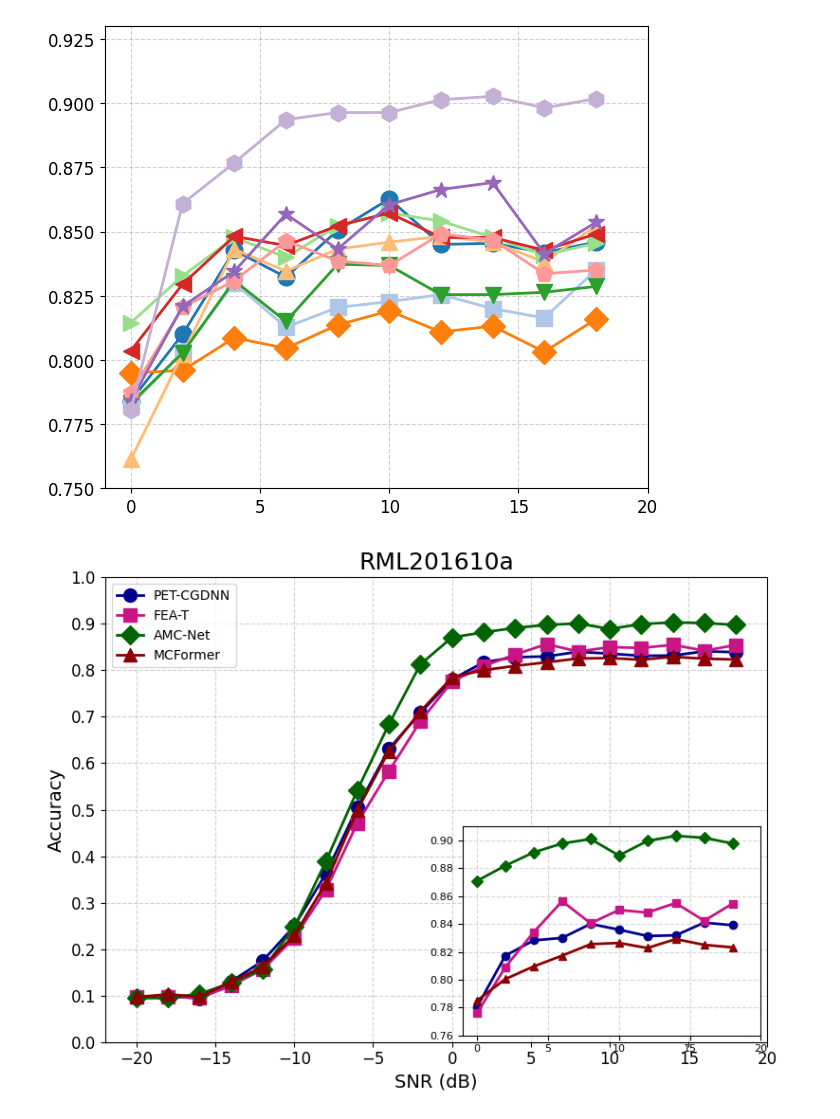
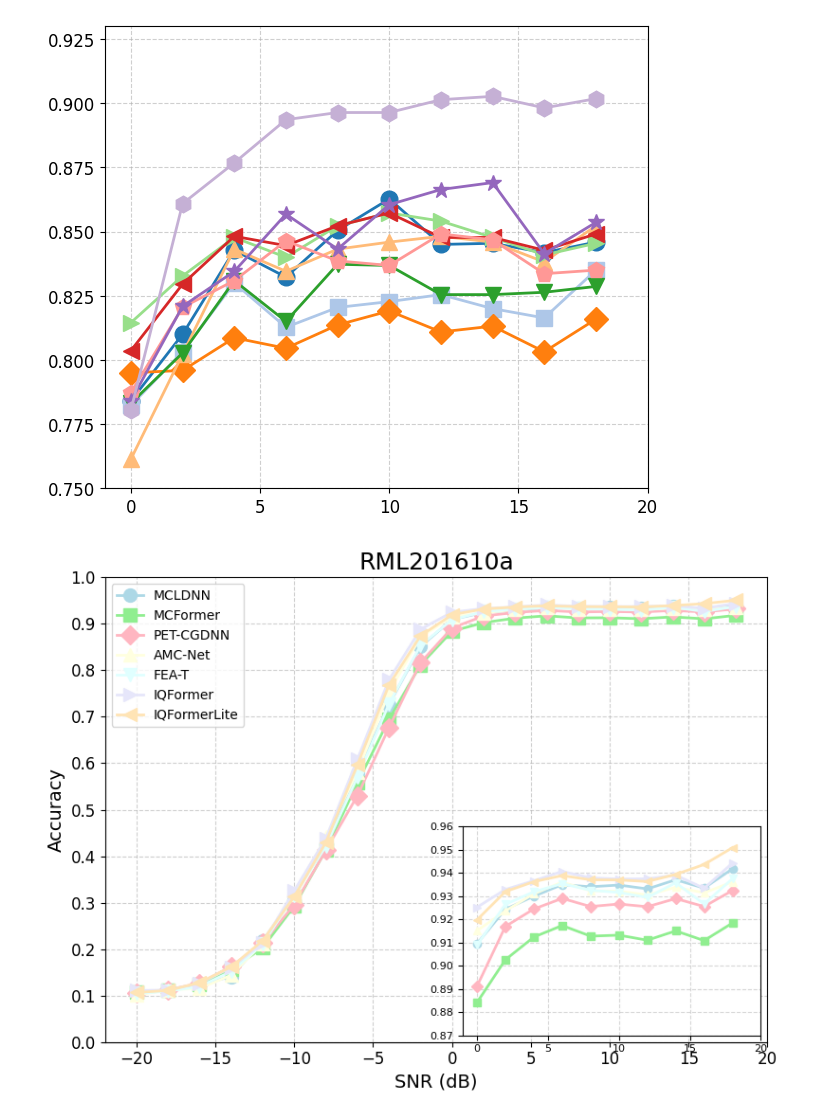
Before and after one commit to chenwwayne/IQFormerLite, a Jupyter notebook: notebook/plot_sota_acc/plot_sota_acc.ipynb, the cells around one changed output. Cells and saved outputs as stored; diff of their text form; code cells hidden in the pictures.

```diff
--- a/notebook/plot_sota_acc/plot_sota_acc.ipynb
+++ b/notebook/plot_sota_acc/plot_sota_acc.ipynb
@@ -175,7 +175,7 @@ df_positive = df[df['SNR'] >= 0]
 
 # 要绘制的列名
 # columns_to_plot = ['1DCNN-PF','CLDNN','CNN1','DAE','DenseNet','IC-AMCNet','LSTM2','FT-T','KAFT-T','DyTKAFT-T']
-columns_to_plot = ['PET-CGDNN','FEA-T','AMC-Net','MCFormer']
+columns_to_plot = ['MCLDNN', 'MCFormer', 'PET-CGDNN', 'AMC-Net', 'FEA-T', 'IQFormer', 'IQFormerLite']
 
 # ---------- 图例显示名映射 ----------
 legend_map = {
@@ -204,11 +204,13 @@ fig, ax = plt.subplots(figsize=(8, 6))
 # 靛青    '#F0F8FF','#191970'
 
 base_colors = [
-    '#00008B',
-    '#C71585',
-    '#006400',
-    '#8B0000',
-    '#FF8C00',
+    '#ADD8E6',
+    '#90EE90',
+    '#FFB6C1',
+    '#FFCCE5',
+    '#B0E0E6',
+    '#E6E6FA',
+    '#FFE4B5'
 ]
 
 # 标记样式
@@ -223,9 +225,9 @@ for idx, column in enumerate(columns_to_plot):
     color = base_colors[idx % len(base_colors)]
     label_txt = legend_map.get(column, column)   # 关键：映射图例文字
 
-    # # 特殊处理指定曲线
-    # if column == 'KAFT-T':
-    #     color = '#FFFACD'  # 浅黄色 (LemonChiffon)
+    # 特殊处理指定曲线
+    if column == 'IQFormerLite':
+        color = '#FFFF00'  # 亮黄色 (Yellow)
     # elif column == 'FKAFT-T':
     #     color = '#FFFF00'  # 亮黄色 (Yellow)
 
@@ -264,31 +266,31 @@ for idx, column in enumerate(columns_to_plot):
 
     color = base_colors[idx % len(base_colors)]
     # if column == 'KAFT-T':
     #     color = '#FFFACD'  # 浅黄色
     # elif column == 'FKAFT-T':
     #     color = '#FFFF00'  # 亮黄色
 
     axins.plot(
         df_positive['SNR'],
         df_positive[column],
         marker=markers[idx % len(markers)],
         color=color,
         linewidth=2,
         markersize=6
     )
 
 axins.set_xlim(-1, 20)
 ymin = math.floor(df_positive.iloc[:, 1:].min().min() * 100) / 100 - 0.01
 ymax = math.floor(df_positive.iloc[:, 1:].max().max() * 100) / 100 + 0.01
 axins.set_ylim(ymin, ymax)
 axins.grid(True, linestyle='--', alpha=0.5)
 axins.set_xticks(range(0, 21, 5))
 axins.tick_params(labelsize=8)
 
 # 调整整体布局
 plt.tight_layout()
 plt.savefig(f'result/{dataset_name}.png')
 plt.savefig(f'result/{dataset_name}.svg', format="svg")
 plt.show()
 # %% [output]
-[figure, old version]
+[figure, new version]
```
Also changed, not shown: 28 other files.
